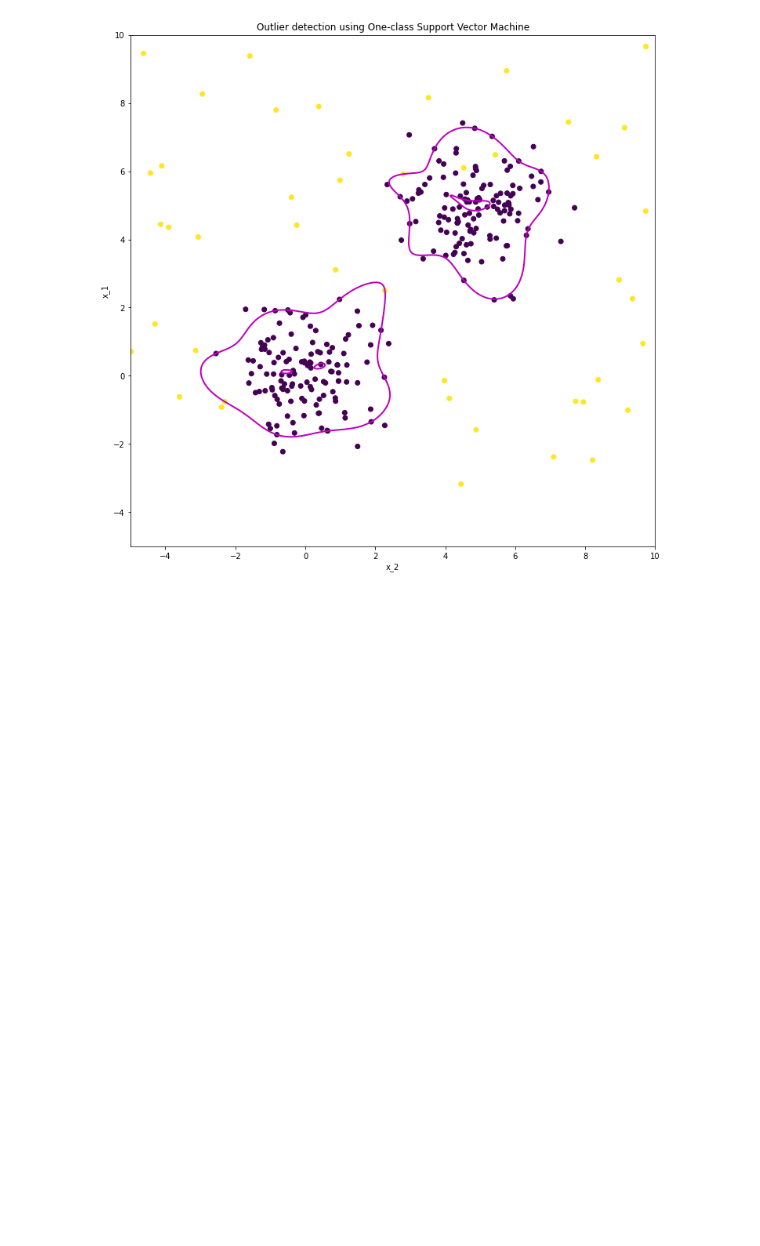
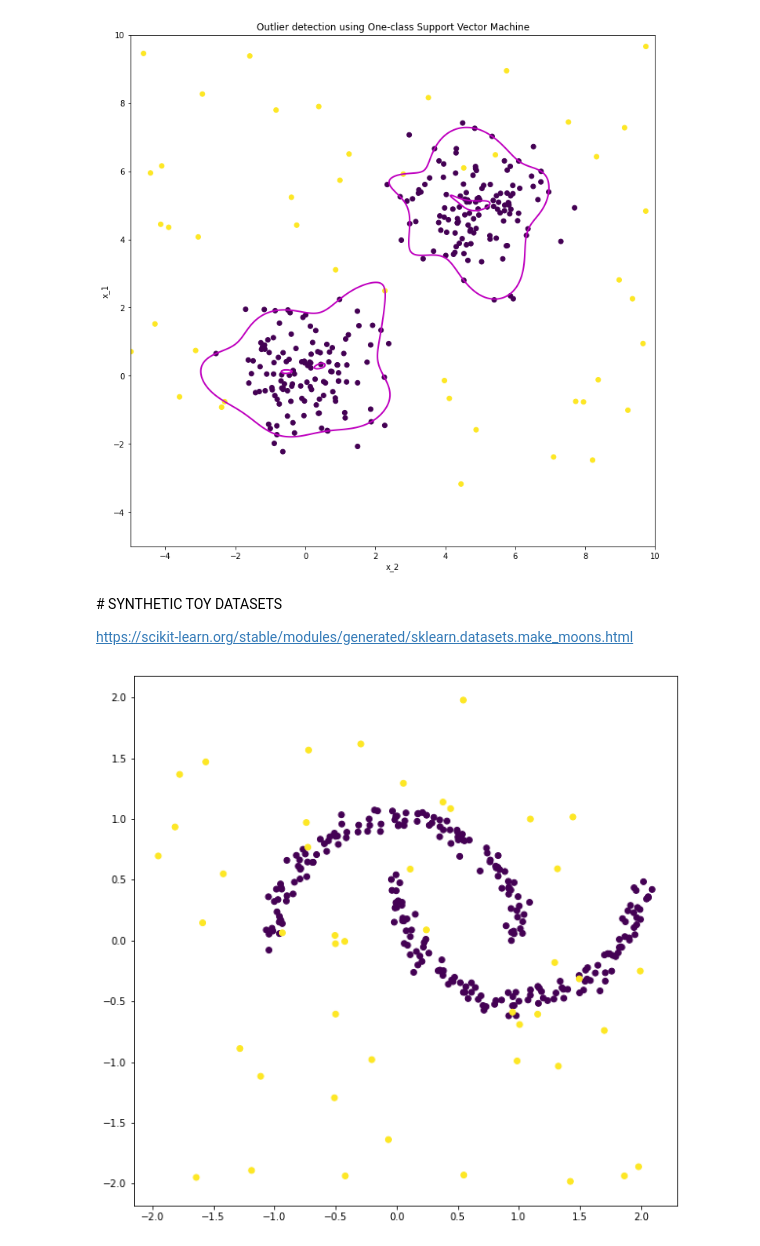
Before and after one commit to raulbenitez/OUTLIER_DETECTION, a Jupyter notebook: outlier_detection_methods.ipynb, the cells around one changed output. Saved outputs shown, nothing was run; the diff lists cells and outputs as text; code cells hidden in the pictures; blank space fills up the shorter version.

```diff
--- a/outlier_detection_methods.ipynb
+++ b/outlier_detection_methods.ipynb
@@ -584,3 +591,25 @@ plt.xlabel("x_2")
 plt.show()
 # %% [output]
 [figure]
+# %% [markdown]
+# SYNTHETIC TOY DATASETS
+
+https://scikit-learn.org/stable/modules/generated/sklearn.datasets.make_moons.html
+# %%
+from sklearn.datasets import make_moons
+
+n_samples = 300
+outliers_fraction = 0.15
+n_outliers = int(outliers_fraction * n_samples)
+n_inliers = n_samples - n_outliers
+
+X_inliers,y = make_moons(n_samples=n_inliers, noise=.05, random_state=0)
+X_outliers = np.random.uniform(low=-2, high=2, size=(n_outliers, 2))
+X = np.r_[X_inliers, X_outliers]
+ground_truth = np.r_[np.zeros(n_inliers), np.ones(n_outliers)]
+
+fig = plt.figure(figsize=(10,10))
+plt.scatter(X[:, 0], X[:, 1], c=ground_truth)
+plt.show()
+# %% [output]
+[figure, added]
```
Also changed, not shown: parts of 23 cells of this notebook.
